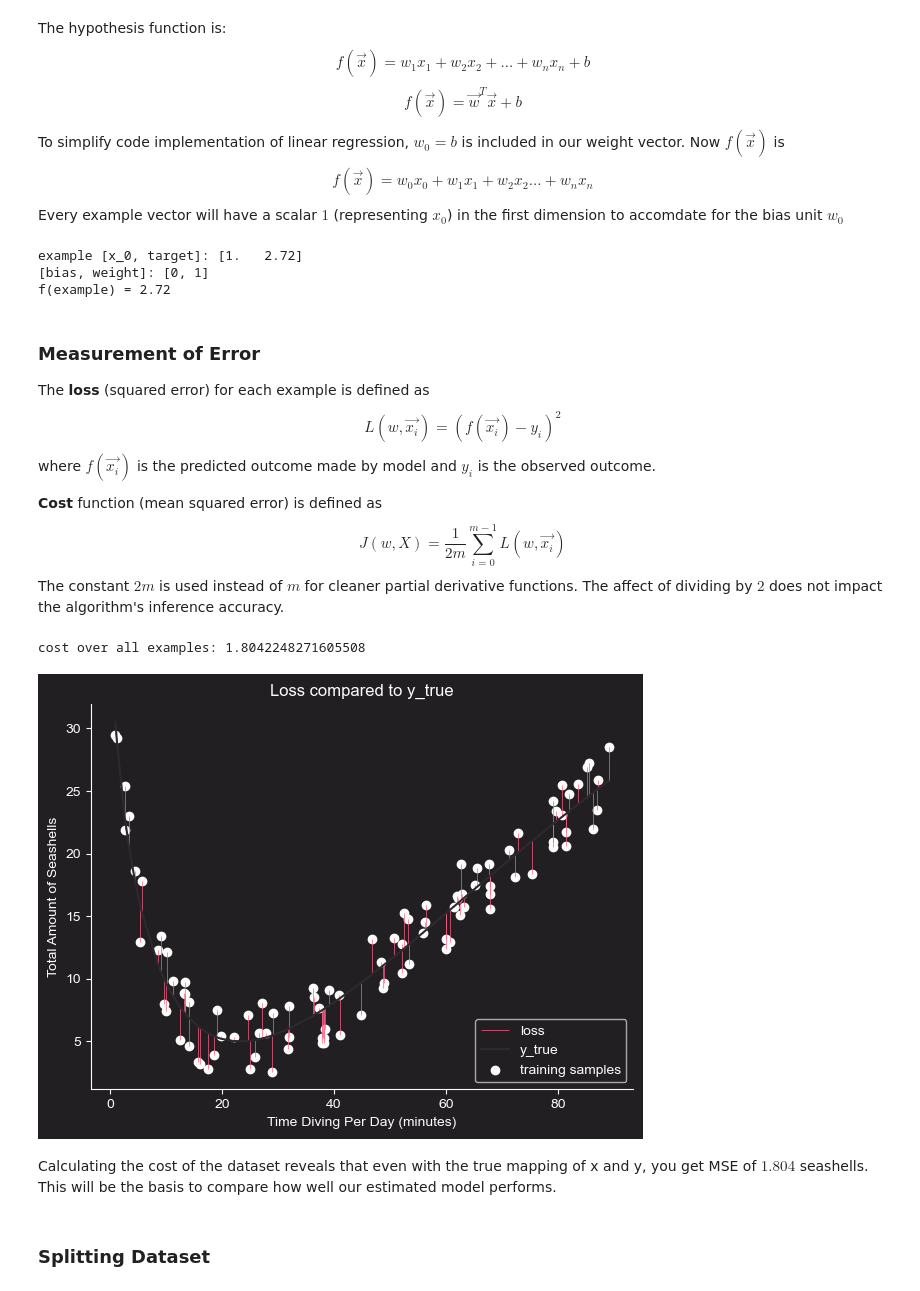
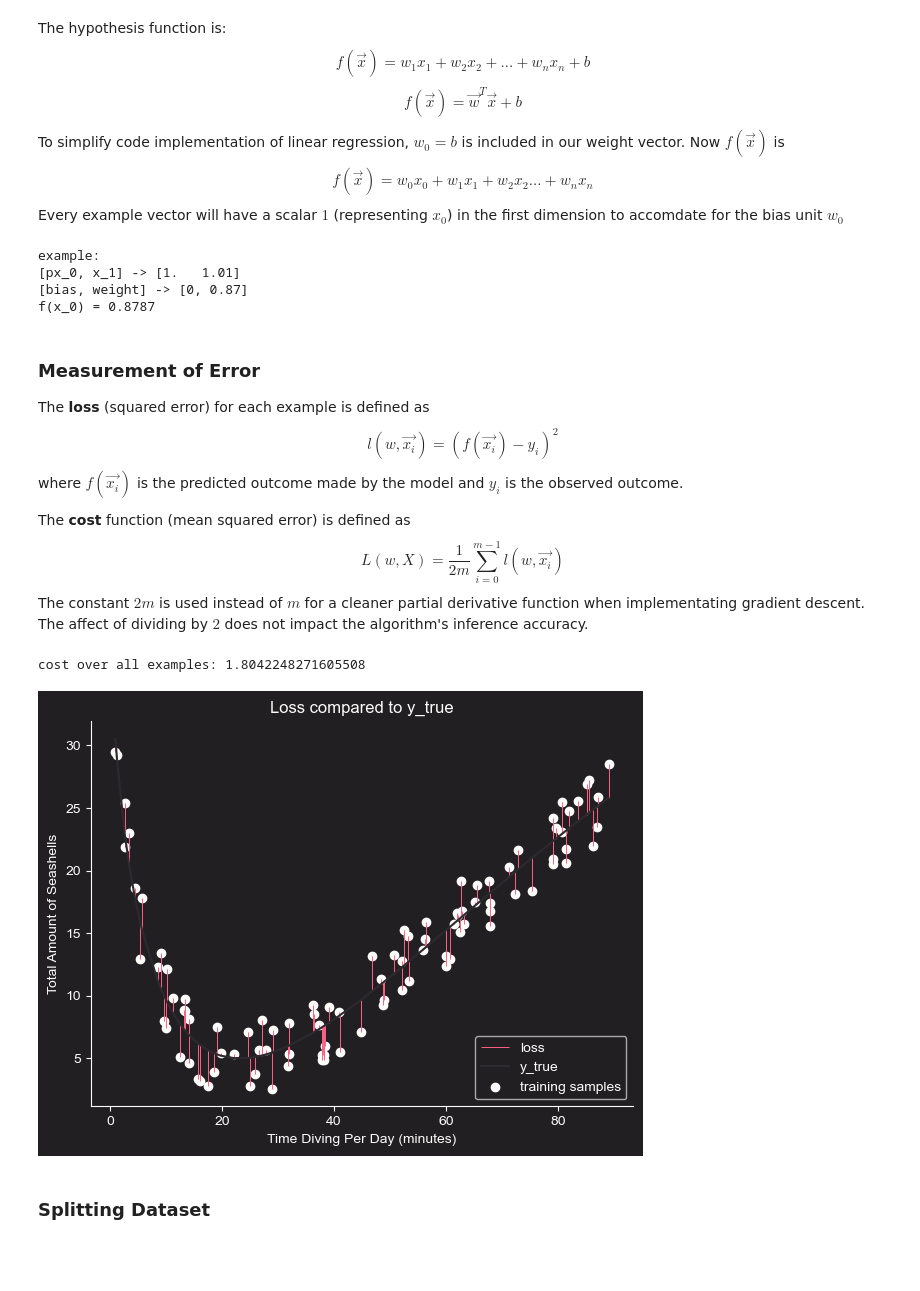
Before and after one commit to jakecreate/machine-learning-from-scratch, a Jupyter notebook: fundamentals_machine_learning.ipynb, the cells around one changed output. Cells and saved outputs as stored; diff of their text form; code cells hidden in the pictures; blank space fills up the shorter version.

```diff
--- a/fundamentals_machine_learning.ipynb
+++ b/fundamentals_machine_learning.ipynb
@@ -37,17 +37,15 @@ plt.rcParams['ytick.color'] = c_['white']
 # %%
 np.random.seed(1)
 n_samples = 100
-
+# sample data
 x_sample = np.round(np.sort(np.random.uniform(low=1, high=90, size=n_samples)), 2)
 y_noise = np.random.uniform(low=-3, high=3, size=n_samples)
-y_sample = -20*np.sin(x_sample**(1/3) + 5) + 25 + y_noise
 y_true = -20*np.sin(x_sample**(1/3) + 5) + 25
-
+y_sample = y_true + y_noise
 # graph of data
 fig, ax = plt.subplots(figsize=(7,5))
 ax.plot(x_sample, y_true, c=c_['red'], label='y_true')
 ax.scatter(x_sample, y_sample, c=c_['white'], label='data')
-
 ax.spines[['top', 'right']].set_visible(False)
 ax.spines[['bottom', 'left']].set_color(c_['white'])
 ax.set_title('Time Diving v.s. Amount of Seashells')
@@ -69,22 +70,24 @@ Every example vector will have a scalar $1$ (representing $x_0$) in the first di
 # %%
-def lr_predict(X, w):
-    return X @ w
+X = np.vstack([np.ones(x_sample.shape[0]), x_sample]).T
+y = y_sample
 
-X_sample = np.vstack([np.ones(x_sample.shape[0]), x_sample]).T
-w_vec = [0, 1]
-print(f'example [x_0, target]: {X_sample[3]}')
-print(f'[bias, weight]: {w_vec}')
-print(f'f(example) = {lr_predict(X_sample[3],w_vec)}')
+w_rand = [0, 0.87]
+# example prediction with 0th example
+print('example:')
+print(f'[px_0, x_1] -> {X[0]}')
+print(f'[bias, weight] -> {w_rand}')
+print(f'f(x_0) = {linear_predict(X[0], w_rand)}')
 # %% [output]
-example [x_0, target]: [1.   2.72]
-[bias, weight]: [0, 1]
-f(example) = 2.72
+example:
+[px_0, x_1] -> [1.   1.01]
+[bias, weight] -> [0, 0.87]
+f(x_0) = 0.8787
 # %% [markdown]
 ### Measurement of Error
 The **loss** (squared error) for each example is defined as
-$$L(w,\vec{x_i}) = (f(\vec{x_i}) - y_i)^2$$
-where $f(\vec{x_i})$ is the predicted outcome made by model and $y_i$ is the observed outcome.
+$$l(w,\vec{x_i}) = (f(\vec{x_i}) - y_i)^2$$
+where $f(\vec{x_i})$ is the predicted outcome made by the model and $y_i$ is the observed outcome.
 
-**Cost** function (mean squared error) is defined as
-$$J(w,X) = \frac{1}{2m}\sum^{m - 1}_{i = 0}L(w,\vec{x_i})$$
-The constant $2m$ is used instead of $m$ for cleaner partial derivative functions. The affect of dividing by $2$ does not impact the algorithm's inference accuracy.
+The **cost** function (mean squared error) is defined as
+$$L(w,X) = \frac{1}{2m}\sum^{m - 1}_{i = 0}l(w,\vec{x_i})$$
+The constant $2m$ is used instead of $m$ for a cleaner partial derivative function when implementating gradient descent. The affect of dividing by $2$ does not impact the algorithm's inference accuracy.
@@ -91,30 +102,23 @@ The constant $2m$ is used instead of $m$ for cleaner partial derivative function
 # %%
-def lr_loss(y_hat, y):
-    return (y_hat - y)**2
-
-def lr_cost(y_hat, y):
-    return np.sum((y_hat - y)**2)/(2*y.shape[0])
-
 fig, ax = plt.subplots(figsize=(7,5))
 
-y_mm = np.sort(np.vstack([y_sample, y_true]), axis=0)
-ax.vlines(x=x_sample, ymin=y_mm[0], ymax=y_mm[1], color=c_['red'], label='loss', linewidth=0.5)
+mm = np.sort(np.vstack([y_sample, y_true]), axis=0)
+ax.vlines(x=x_sample, ymin=mm[0], ymax=mm[1], color=c_['red'], label='loss', linewidth=0.7)
 ax.plot(x_sample, y_true, c=c_['grey'], label='y_true')
 ax.scatter(x_sample, y_sample, c=c_['white'], label='training samples')
 
 ax.spines[['top', 'right']].set_visible(False)
 ax.spines[['bottom', 'left']].set_color(c_['white'])
 ax.set_title('Loss compared to y_true')
 ax.set_xlabel('Time Diving Per Day (minutes)')
 ax.set_ylabel('Total Amount of Seashells')
 ax.legend(loc='lower right')
 ax.legend(loc='lower right')
-print(f'cost over all examples: {lr_cost(y_true, y_sample)}');
+
+print(f'cost over all examples: {cost_mse(y_true, y_sample)}');
 # %% [output]
 cost over all examples: 1.8042248271605508
-[figure, old version]
+[figure, new version]
-# %% [markdown]
-Calculating the cost of the dataset reveals that even with the true mapping of x and y, you get MSE of $1.804$ seashells. This will be the basis to compare how well our estimated model performs.
 # %% [markdown]
 ### Splitting Dataset
 # %%
```
Also changed, not shown: parts of 30 cells of this notebook.
